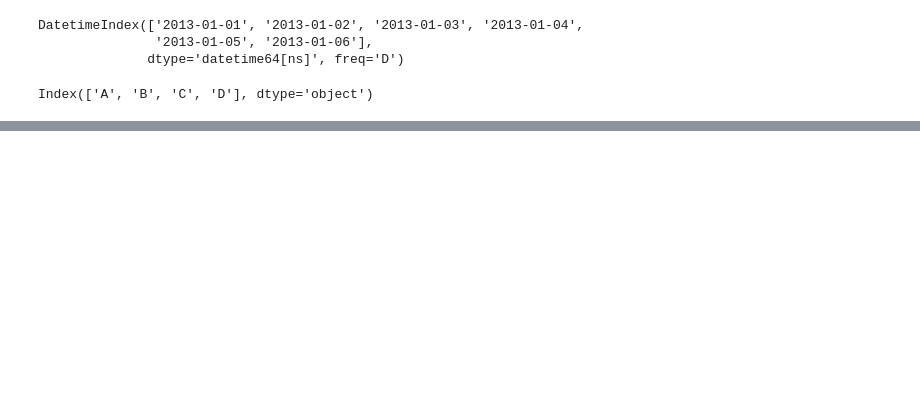
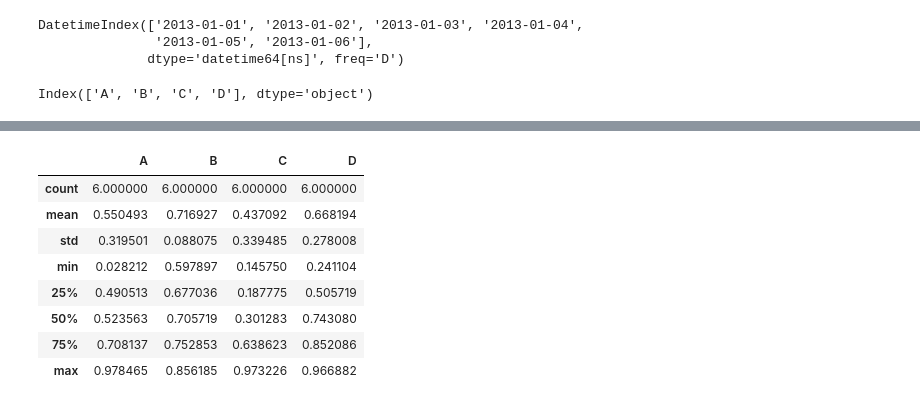
Before and after one commit to misterio33/Learning, a Jupyter notebook: ML_Cource/Lesson_1_pandas/10_minutes_to_pandas.ipynb, the cells around one changed output, grey strips where cells are left out. Drawn from its saved outputs; the diff is of its cells as text; code cells hidden in the pictures; blank space fills up the shorter version.

```diff
--- a/ML_Cource/Lesson_1_pandas/10_minutes_to_pandas.ipynb
+++ b/ML_Cource/Lesson_1_pandas/10_minutes_to_pandas.ipynb
@@ -91,0 +100,12 @@ array([[0.5093801 , 0.8995245 , 0.67450091, 0.48207216],
+# %%
+df.describe()
+# %% [output]
+|  | A | B | C | D |
+| count | 6.000000 | 6.000000 | 6.000000 | 6.000000 |
+| mean | 0.550493 | 0.716927 | 0.437092 | 0.668194 |
+| std | 0.319501 | 0.088075 | 0.339485 | 0.278008 |
+| min | 0.028212 | 0.597897 | 0.145750 | 0.241104 |
+| 25% | 0.490513 | 0.677036 | 0.187775 | 0.505719 |
+| 50% | 0.523563 | 0.705719 | 0.301283 | 0.743080 |
+| 75% | 0.708137 | 0.752853 | 0.638623 | 0.852086 |
+| max | 0.978465 | 0.856185 | 0.973226 | 0.966882 |
```
Also changed, not shown: parts of 40 cells of this notebook.
